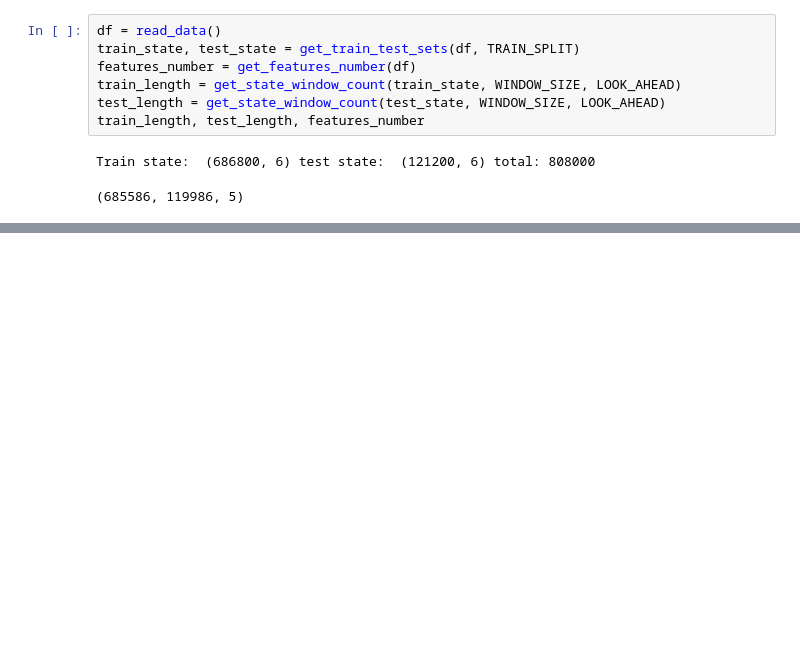
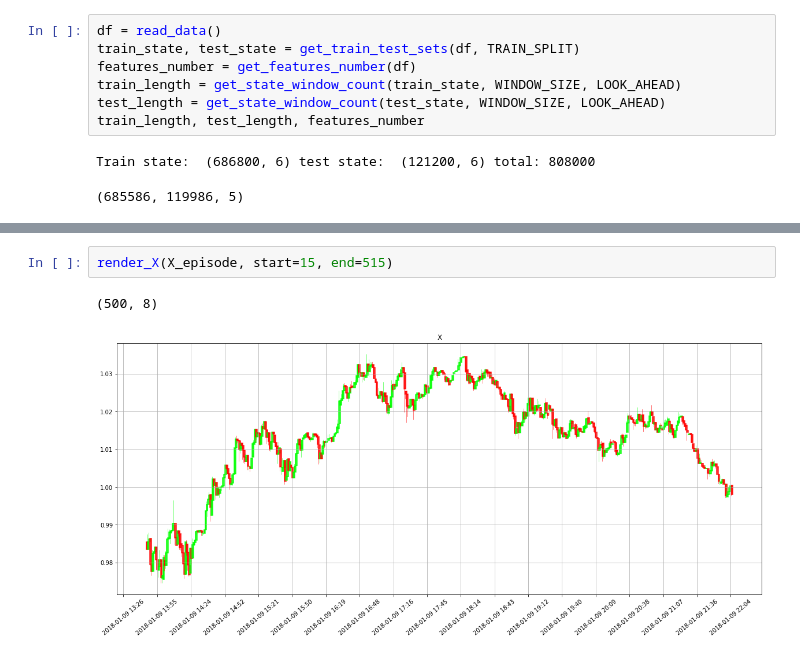
Before and after one commit to philipshurpik/coin-scripts, a Jupyter notebook: notebooks/trading_model_data.ipynb, the cells around one changed output, grey strips where cells are left out. Drawn from its saved outputs; the diff is of its cells as text; blank space fills up the shorter version.

```diff
--- a/notebooks/trading_model_data.ipynb
+++ b/notebooks/trading_model_data.ipynb
@@ -215,0 +102,5 @@ np.save(FOLDER + 'price_meta_test.npy', price_meta_test)
+# %%
+render_X(X_episode, start=15, end=515)
+# %% [output]
+(500, 8)
+[figure, added]
```
Also changed, not shown: parts of 28 cells of this notebook.
